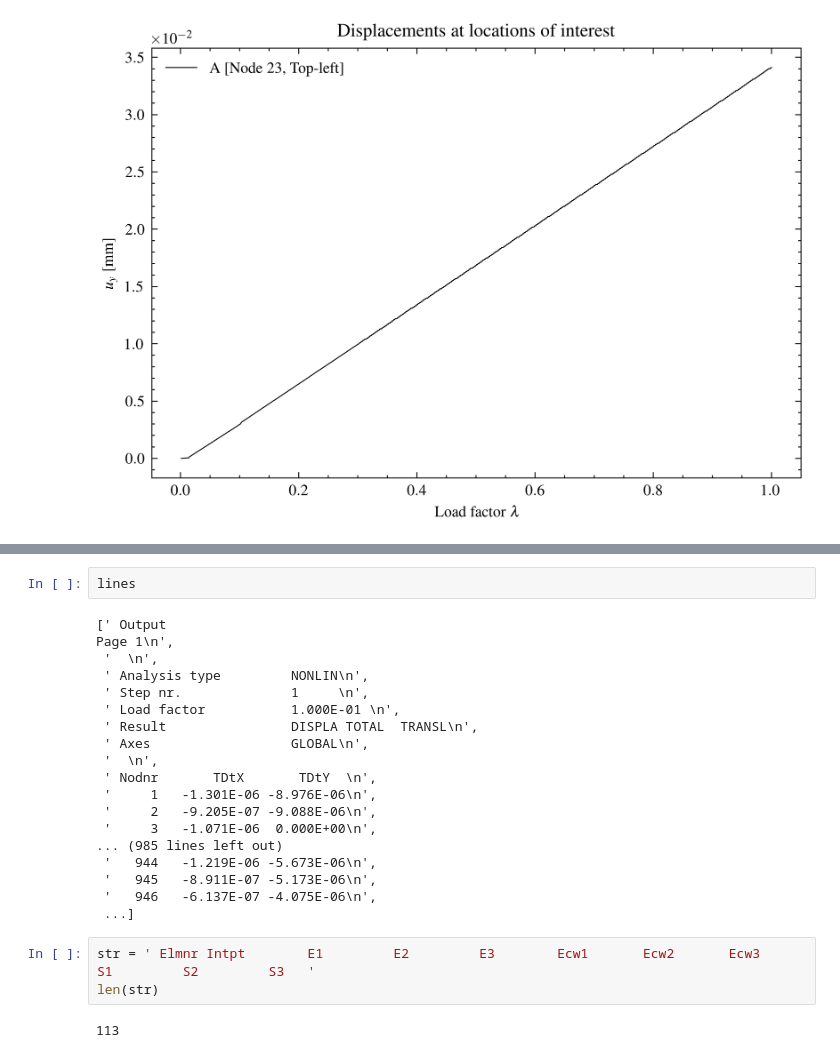
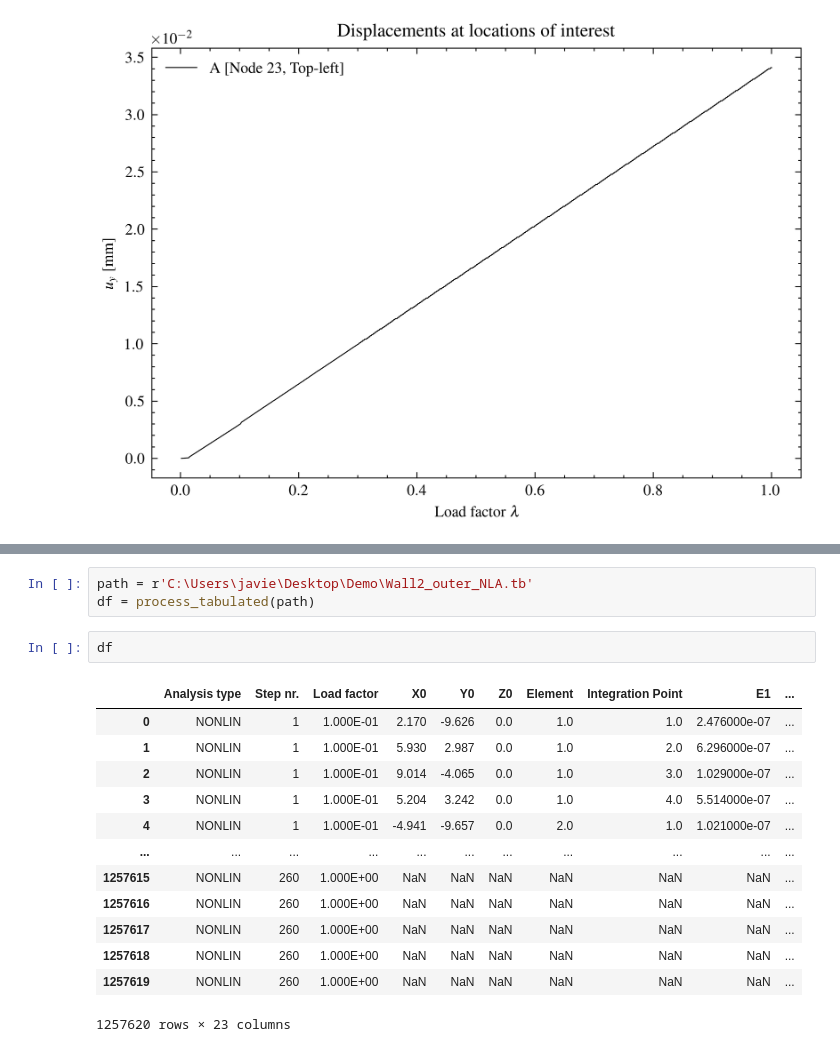
Before and after one commit to MunawarJohar/BRICKS, a Jupyter notebook: bricks/fea/Ijsselsteinseweg_FEA.ipynb, the cells around one changed output, grey strips where cells are left out. Drawn from its saved outputs; the diff is of its cells as text.

Commit message:
New tabulated analysis module

```diff
--- a/bricks/fea/Ijsselsteinseweg_FEA.ipynb
+++ b/bricks/fea/Ijsselsteinseweg_FEA.ipynb
@@ -268,25 +137,19 @@ for i,line in enumerate(lines[1:]):
-# %%
-lines
-# %% [output]
-[' Output                                                                                                                      Page 1\n',
- '  \n',
- ' Analysis type         NONLIN\n',
- ' Step nr.              1     \n',
- ' Load factor           1.000E-01 \n',
- ' Result                DISPLA TOTAL  TRANSL\n',
- ' Axes                  GLOBAL\n',
- '  \n',
- ' Nodnr       TDtX       TDtY  \n',
- '     1   -1.301E-06 -8.976E-06\n',
- '     2   -9.205E-07 -9.088E-06\n',
- '     3   -1.071E-06  0.000E+00\n',
-... (985 lines left out)
- '   944   -1.219E-06 -5.673E-06\n',
- '   945   -8.911E-07 -5.173E-06\n',
- '   946   -6.137E-07 -4.075E-06\n',
- ...]
-# %%
-str = ' Elmnr Intpt        E1         E2         E3        Ecw1       Ecw2       Ecw3        S1         S2         S3   '
-len(str)
-# %% [output]
-113
+# %%
+path = r'C:\Users\javie\Desktop\Demo\Wall2_outer_NLA.tb'
+df = process_tabulated(path)
+# %%
+df
+# %% [output]
+|  | Analysis type | Step nr. | Load factor | X0 | Y0 | Z0 | Element | Integration Point | E1 | ... |
+| 0 | NONLIN | 1 | 1.000E-01 | 2.170 | -9.626 | 0.0 | 1.0 | 1.0 | 2.476000e-07 | ... |
+| 1 | NONLIN | 1 | 1.000E-01 | 5.930 | 2.987 | 0.0 | 1.0 | 2.0 | 6.296000e-07 | ... |
+| 2 | NONLIN | 1 | 1.000E-01 | 9.014 | -4.065 | 0.0 | 1.0 | 3.0 | 1.029000e-07 | ... |
+| 3 | NONLIN | 1 | 1.000E-01 | 5.204 | 3.242 | 0.0 | 1.0 | 4.0 | 5.514000e-07 | ... |
+| 4 | NONLIN | 1 | 1.000E-01 | -4.941 | -9.657 | 0.0 | 2.0 | 1.0 | 1.021000e-07 | ... |
+| ... | ... | ... | ... | ... | ... | ... | ... | ... | ... | ... |
+| 1257615 | NONLIN | 260 | 1.000E+00 | NaN | NaN | NaN | NaN | NaN | NaN | ... |
+| 1257616 | NONLIN | 260 | 1.000E+00 | NaN | NaN | NaN | NaN | NaN | NaN | ... |
+| 1257617 | NONLIN | 260 | 1.000E+00 | NaN | NaN | NaN | NaN | NaN | NaN | ... |
+| 1257618 | NONLIN | 260 | 1.000E+00 | NaN | NaN | NaN | NaN | NaN | NaN | ... |
+| 1257619 | NONLIN | 260 | 1.000E+00 | NaN | NaN | NaN | NaN | NaN | NaN | ... |
+1257620 rows × 23 columns
```
Also changed, not shown: parts of 6 cells of this notebook, 1 other file.
